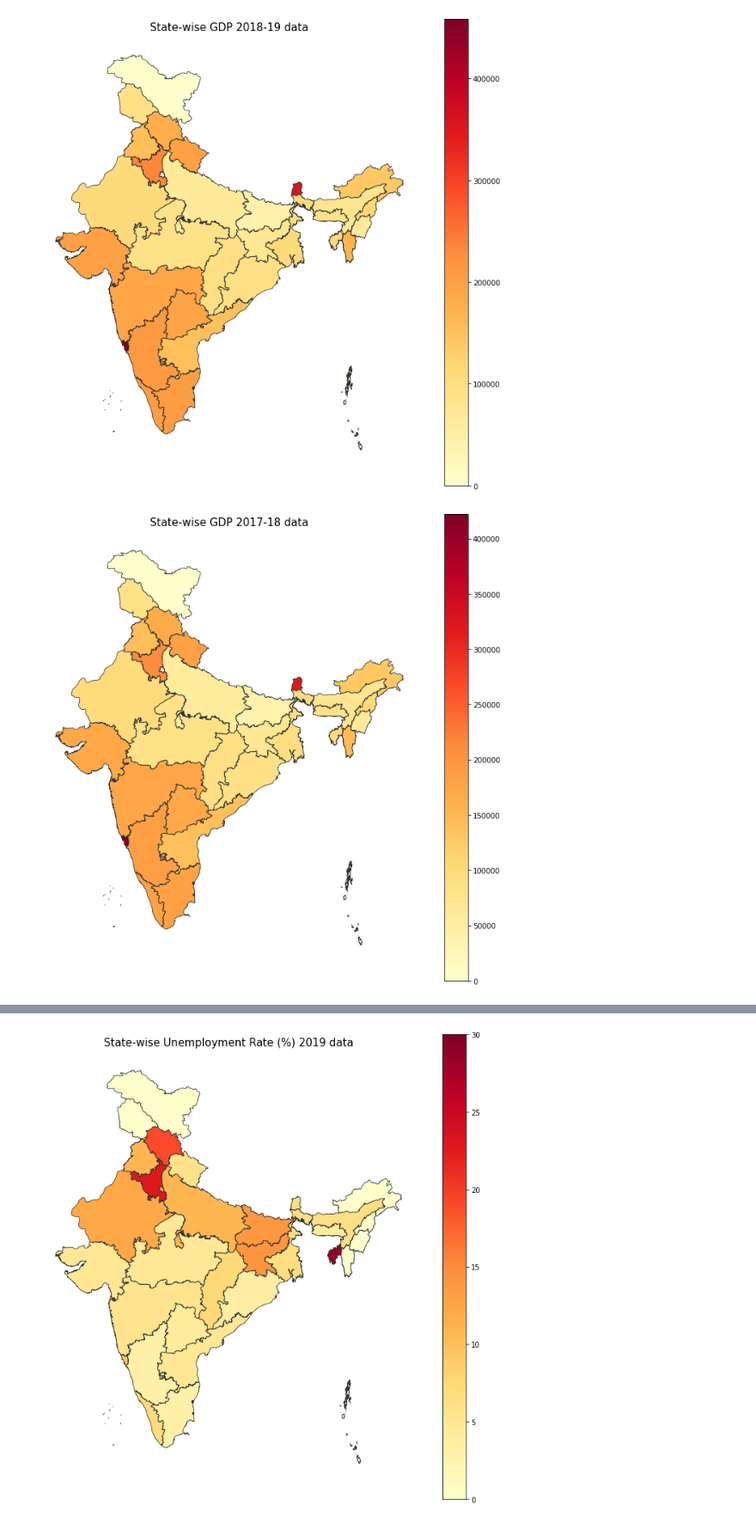
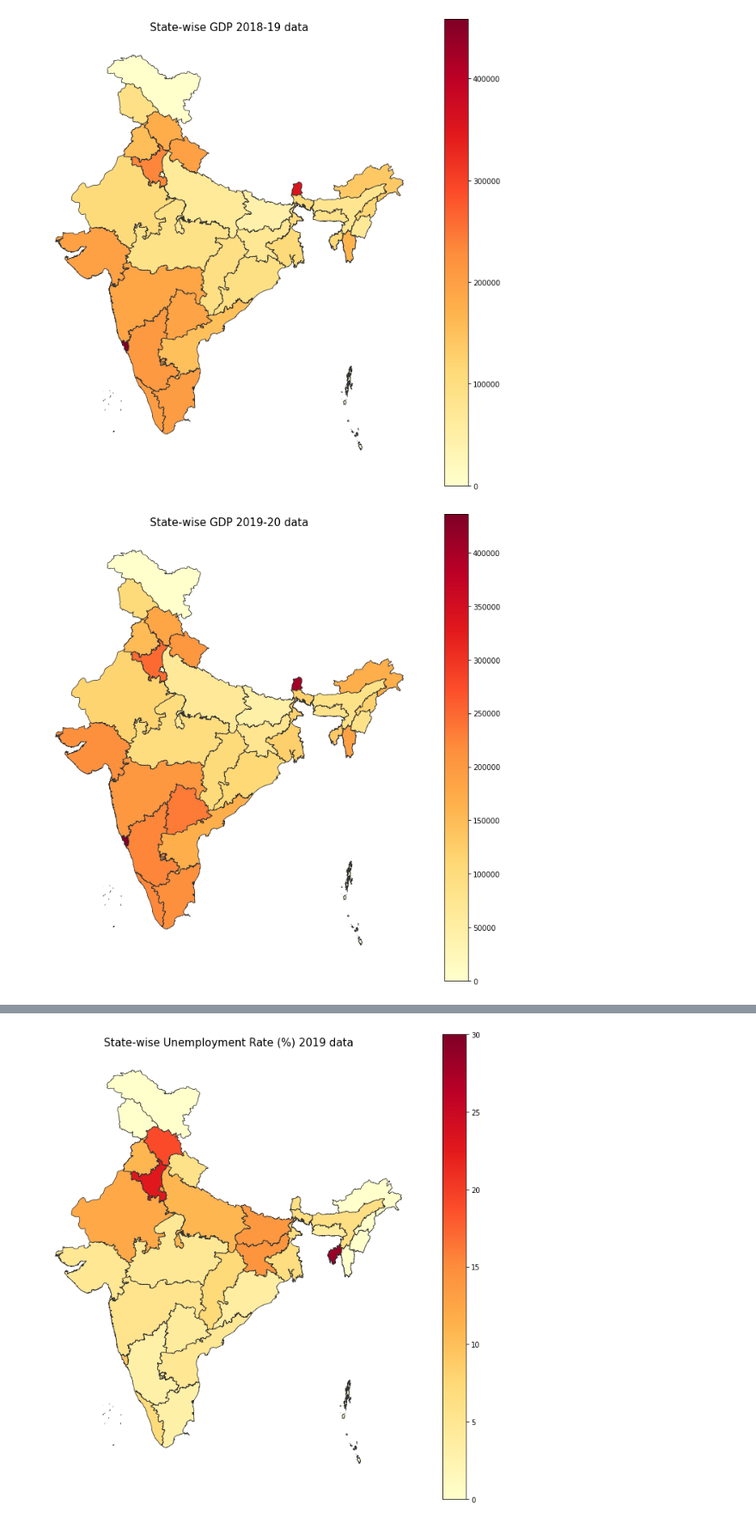
Before and after one commit to vishwa3011/Data-Visualization-IU-Project, a Jupyter notebook: Notebooks/project.ipynb, the cells around one changed output, grey strips where cells are left out. Shown at 86% size. Cells and saved outputs as stored; diff of their text form; code cells hidden in the pictures.

```diff
--- a/Notebooks/project.ipynb
+++ b/Notebooks/project.ipynb
@@ -134,7 +134,7 @@ Data :
 # %% [markdown]
 ### Loading shape file
 # %%
-india_shapefile = '../dataset/Shape files/India-State-and-Country-Shapefile-Updated-Jan-2020/India_State_Boundary.shp'
+india_shapefile = '../dataset/Shape files/India-State-and-Country-Shapefile-Updated/India_State_Boundary.shp'
 map_df = gpd.read_file(india_shapefile)
 map_df.head()
 # %% [output]
@@ -175,6 +175,6 @@ get_state_wise_gdp("2018-19", map_df)
 # %% [output]
 [figure]
 # %%
-get_state_wise_gdp("2017-18", map_df)
+get_state_wise_gdp("2019-20", map_df)
 # %% [output]
-[figure, old version]
+[figure, new version]
```
Also changed, not shown: parts of 26 cells of this notebook.
